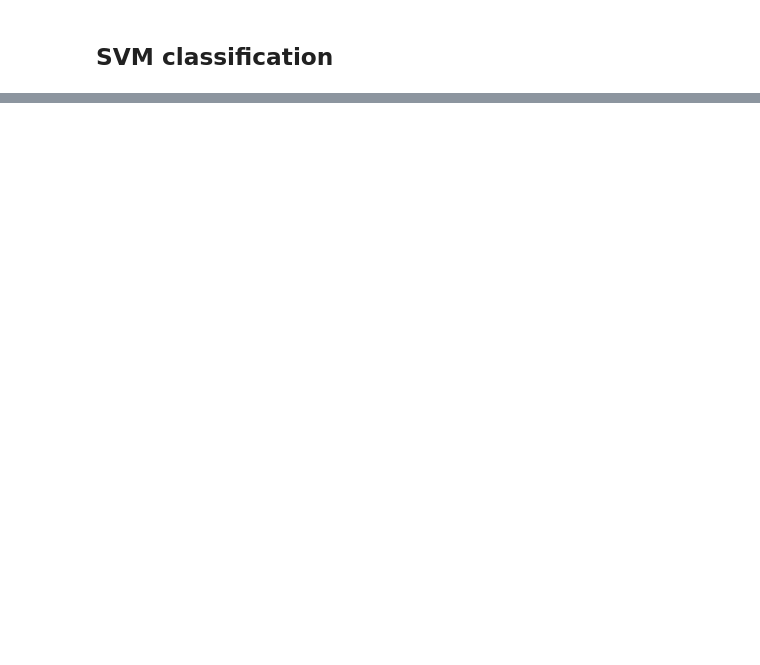
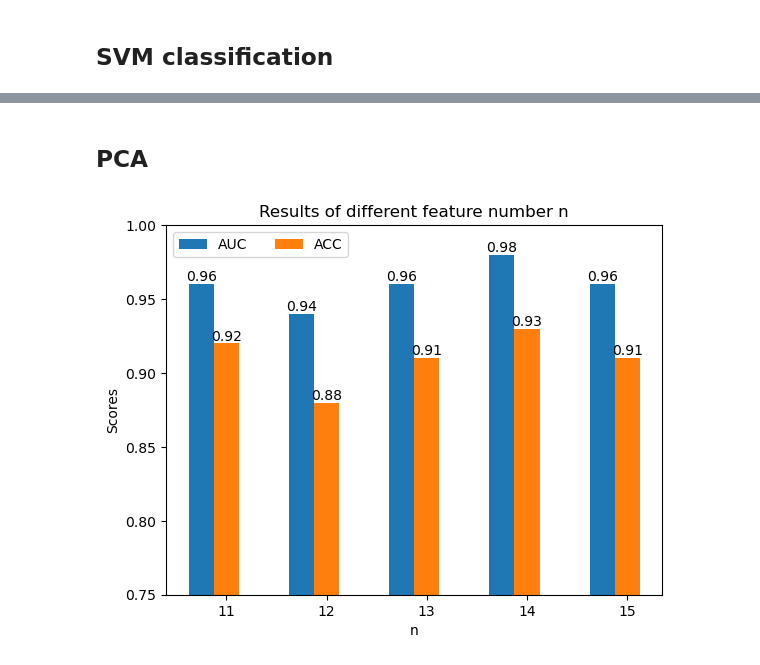
Before and after one commit to BNSWT/ProteinFeatureEngineering, a Jupyter notebook: whole.ipynb, the cells around one changed output, grey strips where cells are left out. Cells and saved outputs as stored; diff of their text form; code cells hidden in the pictures; blank space fills up the shorter version.

```diff
--- a/whole.ipynb
+++ b/whole.ipynb
@@ -227,3 +265,17 @@ len(X[0])
+# %%
+import seaborn as sns
+import numpy as np
+import matplotlib.pyplot as plt
+
+# 生成 5 行 10 列的随机数组
+data = X
+
+sns.set_style("white")
+sns.boxplot(data=data)
+# plt.xticks(range(len(feature_list)), feature_list, rotation=90)
+plt.xlabel("Features")
+plt.ylabel("Value")
+plt.show()
 # %% [markdown]
 ## SVM classification
 # %%
@@ -262,0 +314,2 @@ score 0.8888888888888888
+# %% [markdown]
+## PCA
@@ -262,0 +339,42 @@ score 0.8888888888888888
+# %%
+'''
+Copyright (c) 2023 by Repr. Lab, Westlake University, All Rights Reserved.
+Author: Yuyang Zhou
+Date: 2023-03-25 22:50:57
+LastEditTime: 2023-04-29 10:54:38
+'''
+# data from https://allisonhorst.github.io/palmerpenguins/
+
+import matplotlib.pyplot as plt
+import numpy as np
+
+species = ("11", "12", "13", "14", "15")
+penguin_means = {
+    'AUC': (0.96, 0.94, 0.96, 0.98, 0.96),
+    'ACC': (0.92, 0.88, 0.91, 0.93, 0.91),
+}
+
+x = np.arange(len(species))  # the label locations
+width = 0.25  # the width of the bars
+multiplier = 0
+
+plt.style.use("default")
+fig, ax = plt.subplots()
+
+for attribute, measurement in penguin_means.items():
+    offset = width * multiplier
+    rects = ax.bar(x + offset, measurement, width, label=attribute)
+    ax.bar_label(rects)
+    multiplier += 1
+
+# Add some text for labels, title and custom x-axis tick labels, etc.
+ax.set_ylabel('Scores')
+ax.set_xlabel('n')
+ax.set_title('Results of different feature number n')
+ax.set_xticks(x + width, species)
+ax.legend(loc='upper left', ncols=2)
+ax.set_ylim(0.75, 1.0)
+
+plt.show()
+# %% [output]
+[figure, added]
```
Also changed, not shown: parts of 33 cells of this notebook.
